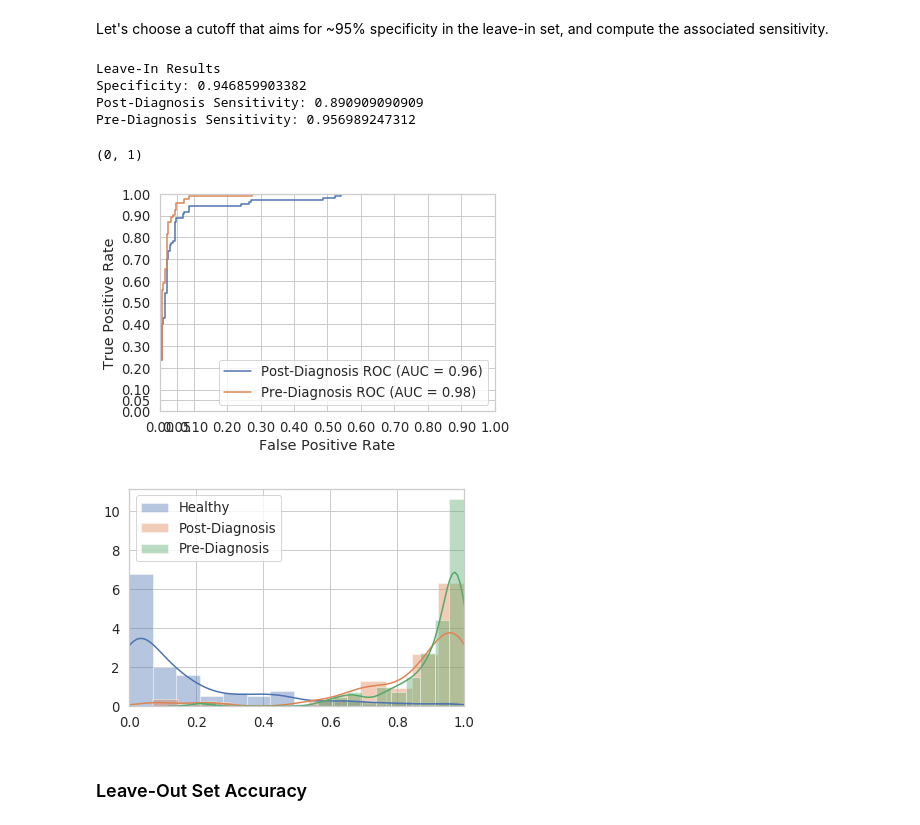
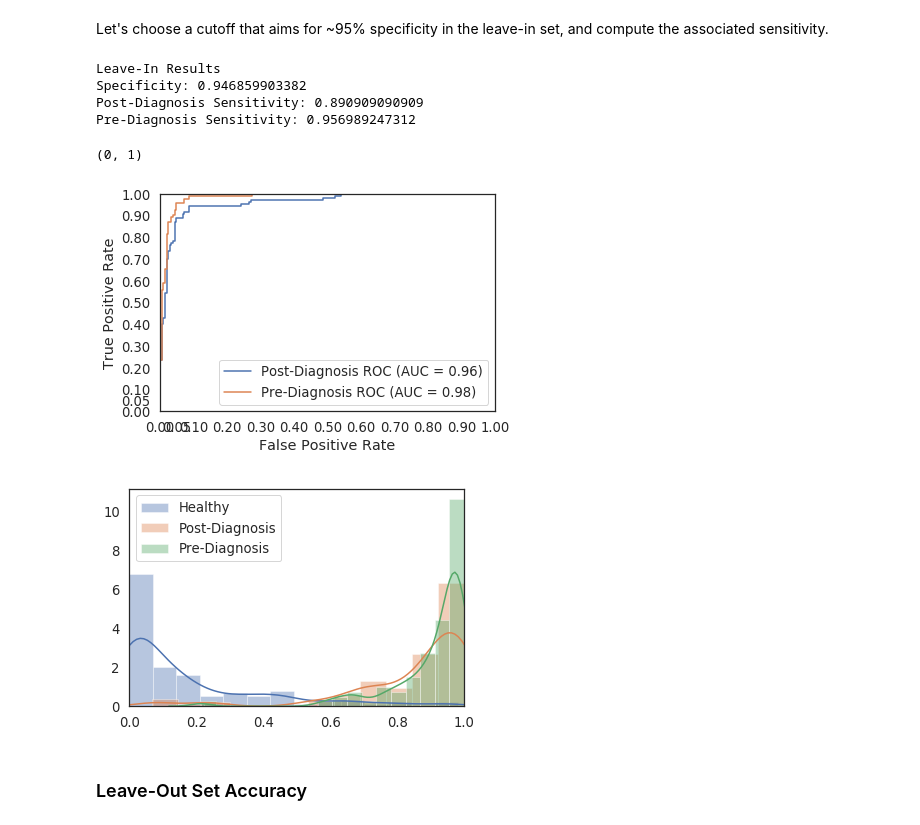
Before and after one commit to ncomms-20-10056-t/ncomms-20-10056-t, a Jupyter notebook: SupplementaryNote2.ipynb, the cells around one changed output. Saved outputs shown, nothing was run; the diff lists cells and outputs as text; code cells hidden in the pictures.

```diff
--- a/SupplementaryNote2.ipynb
+++ b/SupplementaryNote2.ipynb
@@ -194,7 +195,9 @@ for random_state in range(1000):
     # Build the model and set parameters using the training set
     x = amf_df.loc[tissue_t_tests_min_by_marker.index, negative_training+positive_training].transpose()
     y = ['Healthy']*len(negative_training) + ['Cancer']*len(positive_training)
-    clf.fit(x,y)
+    with warnings.catch_warnings():
+        warnings.simplefilter("ignore")
+        clf.fit(x,y)
 
     # Compute the accuracy of this classifier on the leave-in and leave-out sets
     z = pd.Series(clf.predict(amf_df.loc[tissue_t_tests_min_by_marker.index, healthy_samples+post_diagnosis_samples+pre_diagnosis_samples].transpose()),
@@ -223,7 +226,7 @@ We can now compute accuracy metrics for the two sets; as per Teschendorff et al
 # %% [markdown]
 Let's choose a cutoff that aims for ~95% specificity in the leave-in set, and compute the associated sensitivity.
 # %%
-sns.set_style('whitegrid')
+##### sns.set_style('whitegrid')
 
 y_true = ['Healthy']*len(negative_leavein) + ['Cancer']*len(positive_post_leavein)
 y_score = ensemble_score_leavein.loc[negative_leavein+positive_post_leavein]
@@ -232,38 +235,38 @@ cur_auc = auc(cur_fpr, cur_tpr)
 plt.plot(cur_fpr, cur_tpr, label=r'Post-Diagnosis ROC (AUC = %0.2f)' % cur_auc)
 
 y_true = ['Healthy']*len(negative_leavein) + ['Cancer']*len(positive_pre_leavein)
 y_score = ensemble_score_leavein.loc[negative_leavein+positive_pre_leavein]
 cur_fpr, cur_tpr, cur_cutoff = roc_curve(y_true, y_score, pos_label='Cancer')
 cur_auc = auc(cur_fpr, cur_tpr)
 plt.plot(cur_fpr, cur_tpr, label=r'Pre-Diagnosis ROC (AUC = %0.2f)' % cur_auc)
 
 plt.xlim([-0.0, 1.0])
 plt.ylim([-0.0, 1.0])
 plt.xticks([0, 0.05, 0.1, 0.2, 0.3, 0.4, 0.5, 0.6, 0.7, 0.8, 0.9, 1.0])
 plt.yticks([0, 0.05, 0.1, 0.2, 0.3, 0.4, 0.5, 0.6, 0.7, 0.8, 0.9, 1.0])
 plt.xlabel('False Positive Rate')
 plt.ylabel('True Positive Rate')
 plt.legend(loc="lower right");
 
 print "Leave-In Results"
-print "Specificity: %s" % (sum(ensemble_score_leavein.loc[negative_leavein] < 0.655) / len(negative_leavein))
-print "Post-Diagnosis Sensitivity: %s" % (sum(ensemble_score_leavein.loc[positive_post_leavein] >= 0.655) / len(positive_post_leavein))
-print "Pre-Diagnosis Sensitivity: %s" % (sum(ensemble_score_leavein.loc[positive_pre_leavein] >= 0.655) / len(positive_pre_leavein))
+print "Specificity: %s" % (sum(ensemble_score_leavein.loc[negative_leavein] < 0.654) / len(negative_leavein))
+print "Post-Diagnosis Sensitivity: %s" % (sum(ensemble_score_leavein.loc[positive_post_leavein] >= 0.654) / len(positive_post_leavein))
+print "Pre-Diagnosis Sensitivity: %s" % (sum(ensemble_score_leavein.loc[positive_pre_leavein] >= 0.654) / len(positive_pre_leavein))
 
 plt.figure()
 sns.distplot(ensemble_score_leavein.loc[negative_leavein])
 sns.distplot(ensemble_score_leavein.loc[positive_post_leavein])
 sns.distplot(ensemble_score_leavein.loc[positive_pre_leavein])
 plt.legend(['Healthy', 'Post-Diagnosis', 'Pre-Diagnosis']);
 plt.xlim(0, 1)
 # %% [output]
 Leave-In Results
 Specificity: 0.946859903382
 Post-Diagnosis Sensitivity: 0.890909090909
 Pre-Diagnosis Sensitivity: 0.956989247312
 (0, 1)
-[figure, old version]
+[figure, new version]
-[figure, old version]
+[figure, new version]
 # %% [markdown]
 ### Leave-Out Set Accuracy
 # %% [markdown]
```
Also changed, not shown: parts of 3 cells of this notebook, 1 other file.
